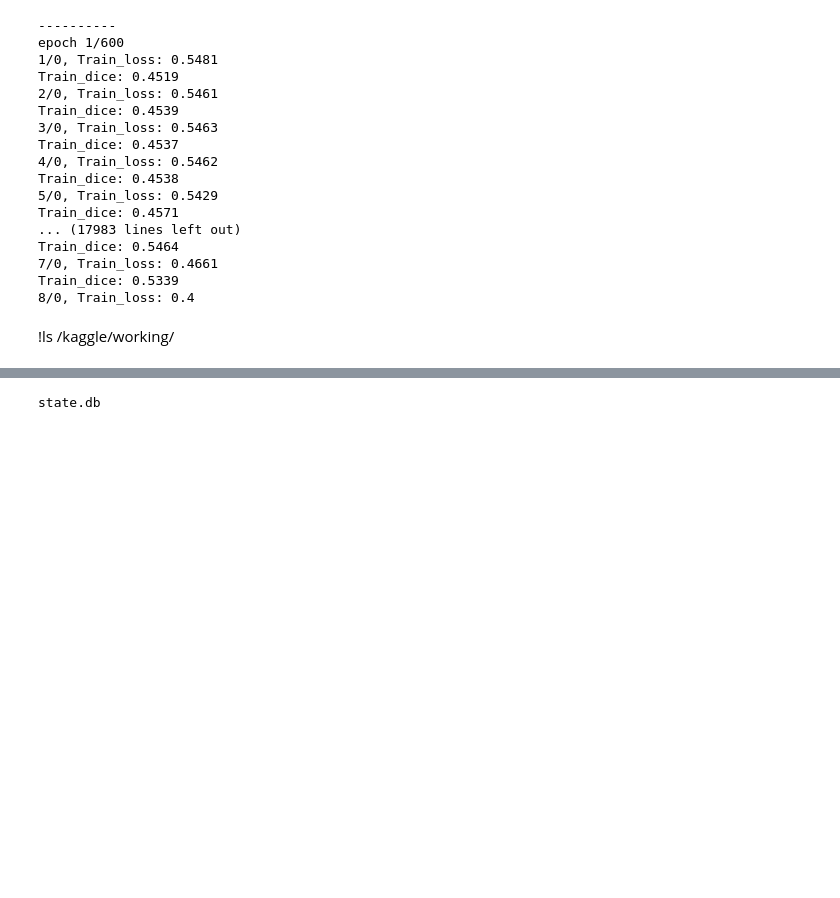
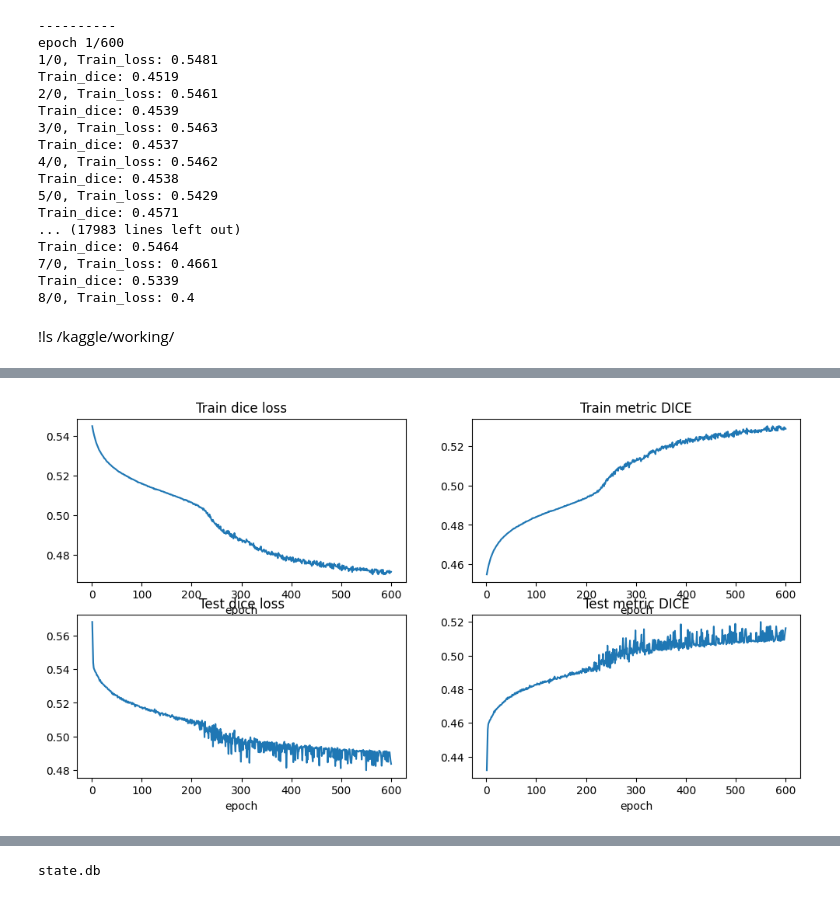
Before and after one commit to Aayushjshah/OpenCVDLPT_course, a Jupyter notebook: liver-segmentation.ipynb, the cells around one changed output, grey strips where cells are left out. Drawn from its saved outputs; the diff is of its cells as text; code cells hidden in the pictures; blank space fills up the shorter version.

```diff
--- a/liver-segmentation.ipynb
+++ b/liver-segmentation.ipynb
@@ -587,0 +575,38 @@ train(model, data_in, loss_function, optimizer, 600, model_dir)
+# %%
+train_loss = np.load(os.path.join(model_dir, 'loss_train.npy'))
+train_metric = np.load(os.path.join(model_dir, 'metric_train.npy'))
+test_loss = np.load(os.path.join(model_dir, 'loss_test.npy'))
+test_metric = np.load(os.path.join(model_dir, 'metric_test.npy'))
+# %%
+plt.figure("Results 01 may", (12, 6))
+plt.subplot(2, 2, 1)
+plt.title("Train dice loss")
+x = [i + 1 for i in range(len(train_loss))]
+y = train_loss
+plt.xlabel("epoch")
+plt.plot(x, y)
+
+plt.subplot(2, 2, 2)
+plt.title("Train metric DICE")
+x = [i + 1 for i in range(len(train_metric))]
+y = train_metric
+plt.xlabel("epoch")
+plt.plot(x, y)
+
+plt.subplot(2, 2, 3)
+plt.title("Test dice loss")
+x = [i + 1 for i in range(len(test_loss))]
+y = test_loss
+plt.xlabel("epoch")
+plt.plot(x, y)
+
+plt.subplot(2, 2, 4)
+plt.title("Test metric DICE")
+x = [i + 1 for i in range(len(test_metric))]
+y = test_metric
+plt.xlabel("epoch")
+plt.plot(x, y)
+
+plt.show()
+# %% [output]
+[figure, added]
```
Also changed, not shown: parts of 9 cells of this notebook.
